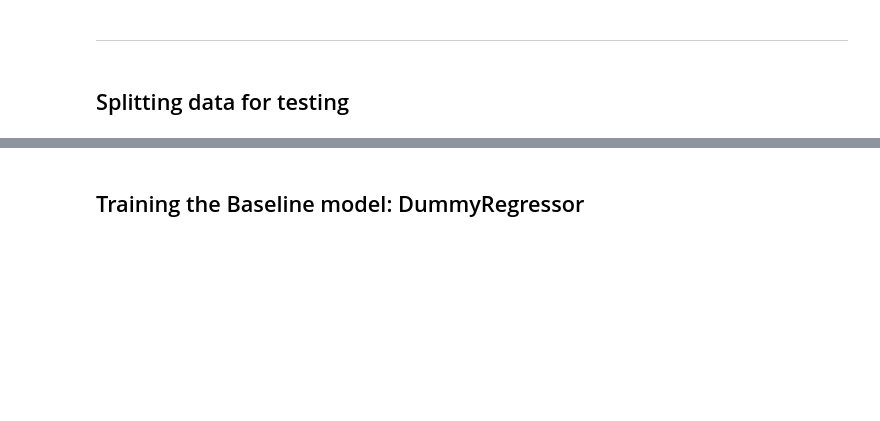
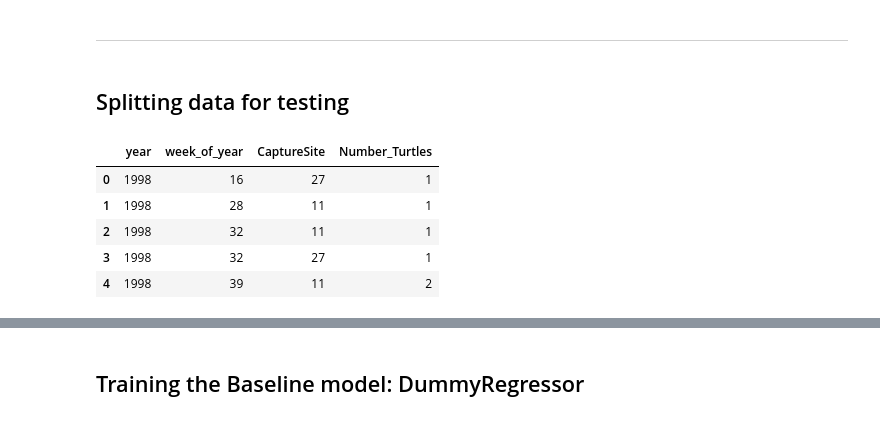
Before and after one commit to eigenaarti2/Ninja-Turtles, a Jupyter notebook: Baseline.ipynb, the cells around one changed output, grey strips where cells are left out. Cells and saved outputs as stored; diff of their text form; code cells hidden in the pictures; blank space fills up the shorter version.

```diff
--- a/Baseline.ipynb
+++ b/Baseline.ipynb
@@ -717,3 +719,12 @@ from sklearn.metrics import confusion_matrix, classification_report, accuracy_sc
 from sklearn.preprocessing import StandardScaler
 from sklearn.model_selection import cross_val_score
 from sklearn.model_selection import GridSearchCV, RandomizedSearchCV
+# %%
+df_target.head()
+# %% [output]
+|  | year | week_of_year | CaptureSite | Number_Turtles |
+| 0 | 1998 | 16 | 27 | 1 |
+| 1 | 1998 | 28 | 11 | 1 |
+| 2 | 1998 | 32 | 11 | 1 |
+| 3 | 1998 | 32 | 27 | 1 |
+| 4 | 1998 | 39 | 11 | 2 |
```
Also changed, not shown: parts of 42 cells of this notebook.
